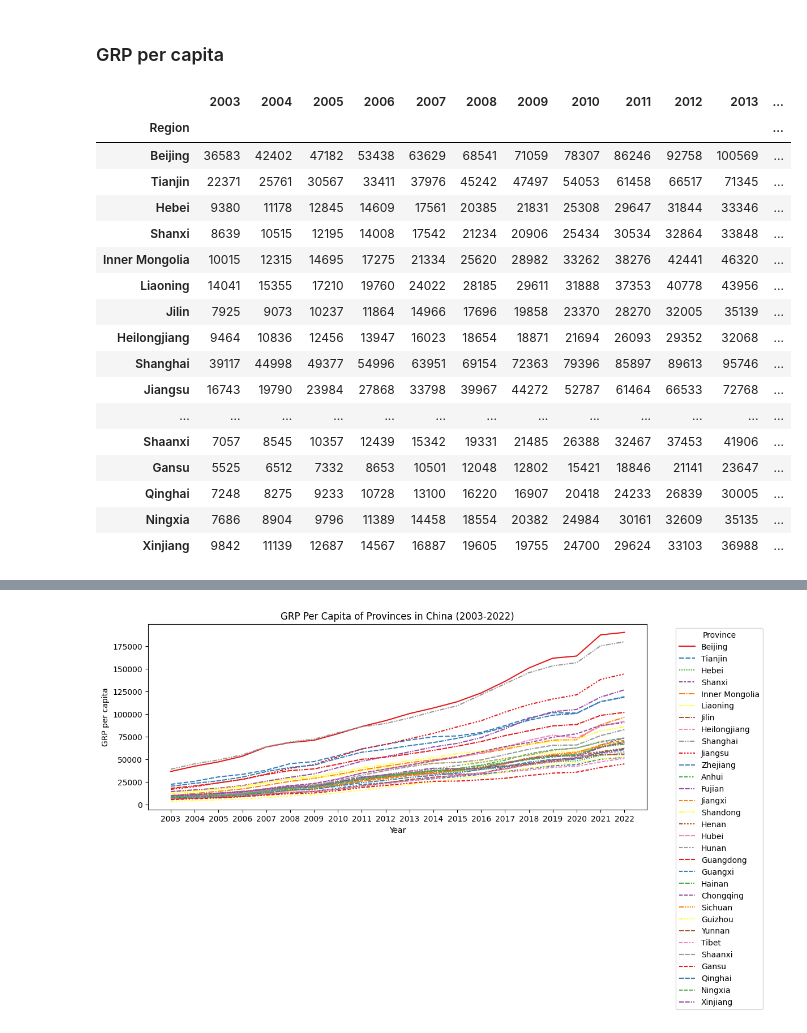
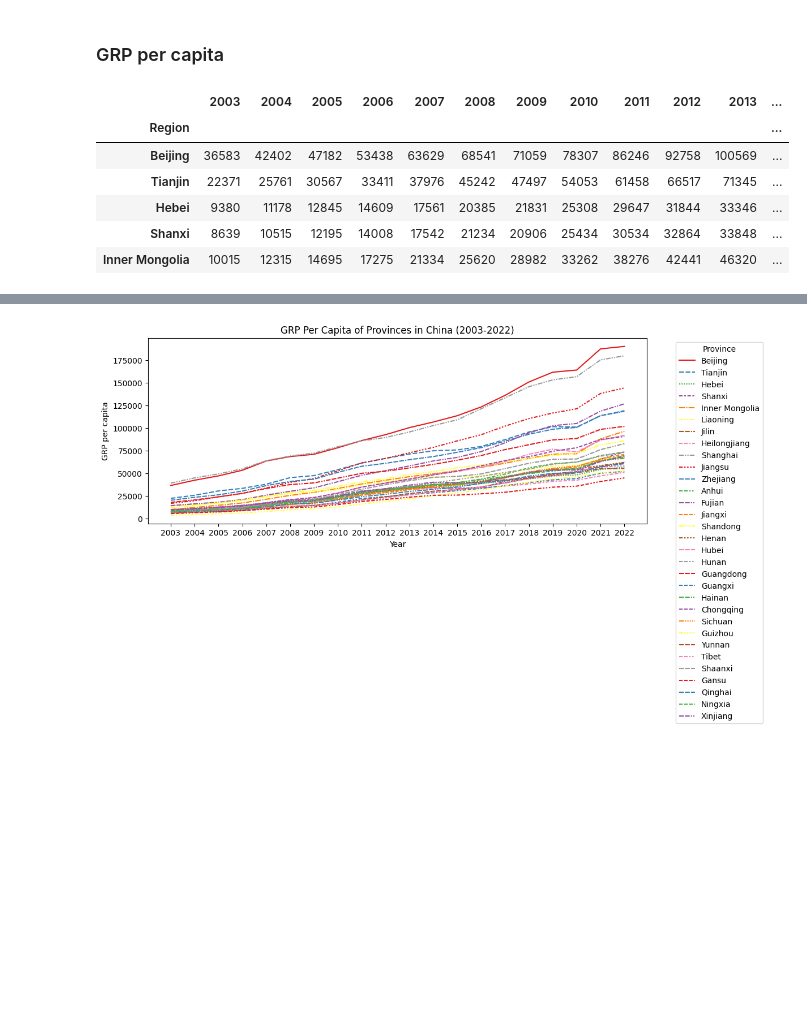
Before and after one commit to KaylaBai/Dissertation, a Jupyter notebook: Dissertation.ipynb, the cells around one changed output, grey strips where cells are left out. Saved outputs shown, nothing was run; the diff lists cells and outputs as text; code cells hidden in the pictures; blank space fills up the shorter version.

```diff
--- a/Dissertation.ipynb
+++ b/Dissertation.ipynb
@@ -241,27 +241,16 @@ plt.show()
 # %%
 #Read the CSV file into a DataFrame
 df_GRPpc = pd.read_csv("https://raw.githubusercontent.com/KaylaBai/Dissertation/main/Data/grp_pc.csv", index_col=0, header=0).iloc[:, ::-1]
 
-df_GRPpc
+df_GRPpc.head()
 # %% [output]
 |  | 2003 | 2004 | 2005 | 2006 | 2007 | 2008 | 2009 | 2010 | 2011 | 2012 | 2013 | ... |
 | Region |  |  |  |  |  |  |  |  |  |  |  | ... |
 | Beijing | 36583 | 42402 | 47182 | 53438 | 63629 | 68541 | 71059 | 78307 | 86246 | 92758 | 100569 | ... |
 | Tianjin | 22371 | 25761 | 30567 | 33411 | 37976 | 45242 | 47497 | 54053 | 61458 | 66517 | 71345 | ... |
 | Hebei | 9380 | 11178 | 12845 | 14609 | 17561 | 20385 | 21831 | 25308 | 29647 | 31844 | 33346 | ... |
 | Shanxi | 8639 | 10515 | 12195 | 14008 | 17542 | 21234 | 20906 | 25434 | 30534 | 32864 | 33848 | ... |
 | Inner Mongolia | 10015 | 12315 | 14695 | 17275 | 21334 | 25620 | 28982 | 33262 | 38276 | 42441 | 46320 | ... |
-| Liaoning | 14041 | 15355 | 17210 | 19760 | 24022 | 28185 | 29611 | 31888 | 37353 | 40778 | 43956 | ... |
-| Jilin | 7925 | 9073 | 10237 | 11864 | 14966 | 17696 | 19858 | 23370 | 28270 | 32005 | 35139 | ... |
-| Heilongjiang | 9464 | 10836 | 12456 | 13947 | 16023 | 18654 | 18871 | 21694 | 26093 | 29352 | 32068 | ... |
-| Shanghai | 39117 | 44998 | 49377 | 54996 | 63951 | 69154 | 72363 | 79396 | 85897 | 89613 | 95746 | ... |
-| Jiangsu | 16743 | 19790 | 23984 | 27868 | 33798 | 39967 | 44272 | 52787 | 61464 | 66533 | 72768 | ... |
-| ... | ... | ... | ... | ... | ... | ... | ... | ... | ... | ... | ... | ... |
-| Shaanxi | 7057 | 8545 | 10357 | 12439 | 15342 | 19331 | 21485 | 26388 | 32467 | 37453 | 41906 | ... |
-| Gansu | 5525 | 6512 | 7332 | 8653 | 10501 | 12048 | 12802 | 15421 | 18846 | 21141 | 23647 | ... |
-| Qinghai | 7248 | 8275 | 9233 | 10728 | 13100 | 16220 | 16907 | 20418 | 24233 | 26839 | 30005 | ... |
-| Ningxia | 7686 | 8904 | 9796 | 11389 | 14458 | 18554 | 20382 | 24984 | 30161 | 32609 | 35135 | ... |
-| Xinjiang | 9842 | 11139 | 12687 | 14567 | 16887 | 19605 | 19755 | 24700 | 29624 | 33103 | 36988 | ... |
 # %%
 # # LLC test for
 # from statsmodels.tsa.stattools import adfuller
```
Also changed, not shown: parts of 13 cells of this notebook.
